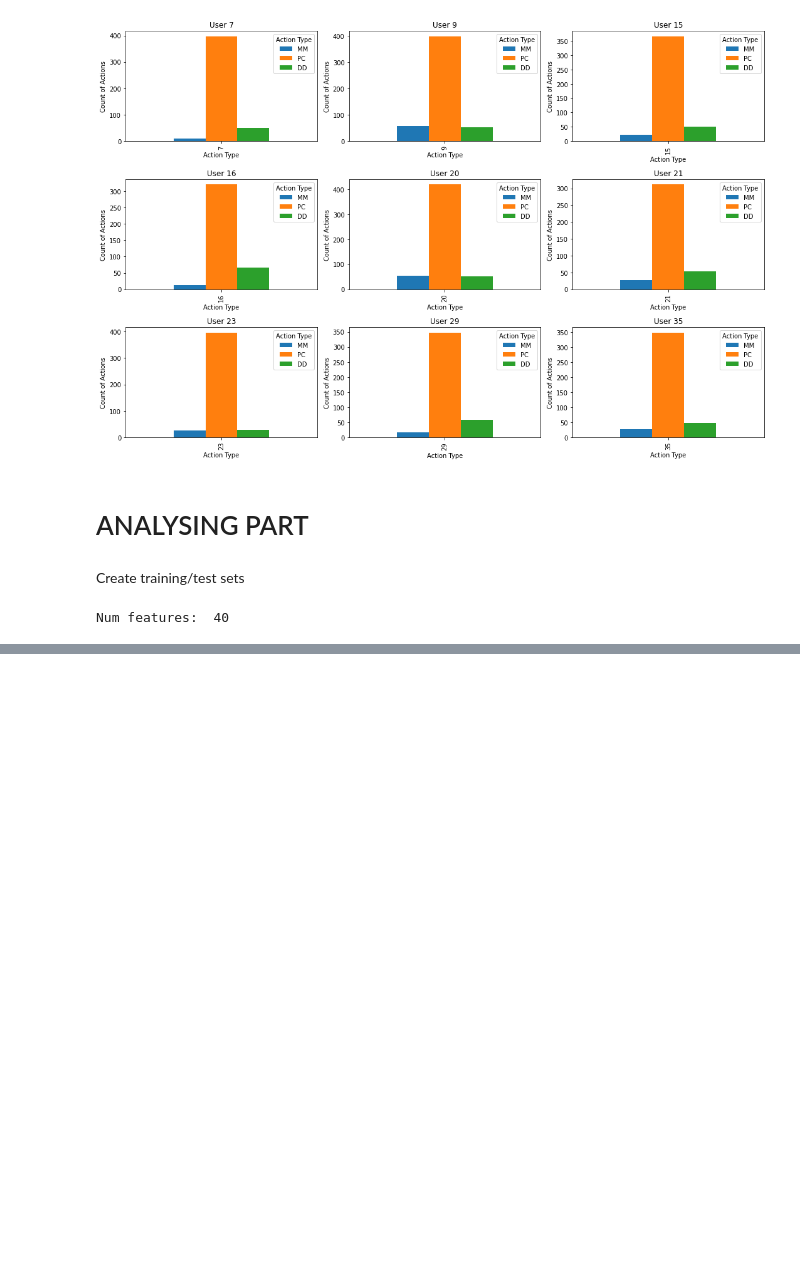
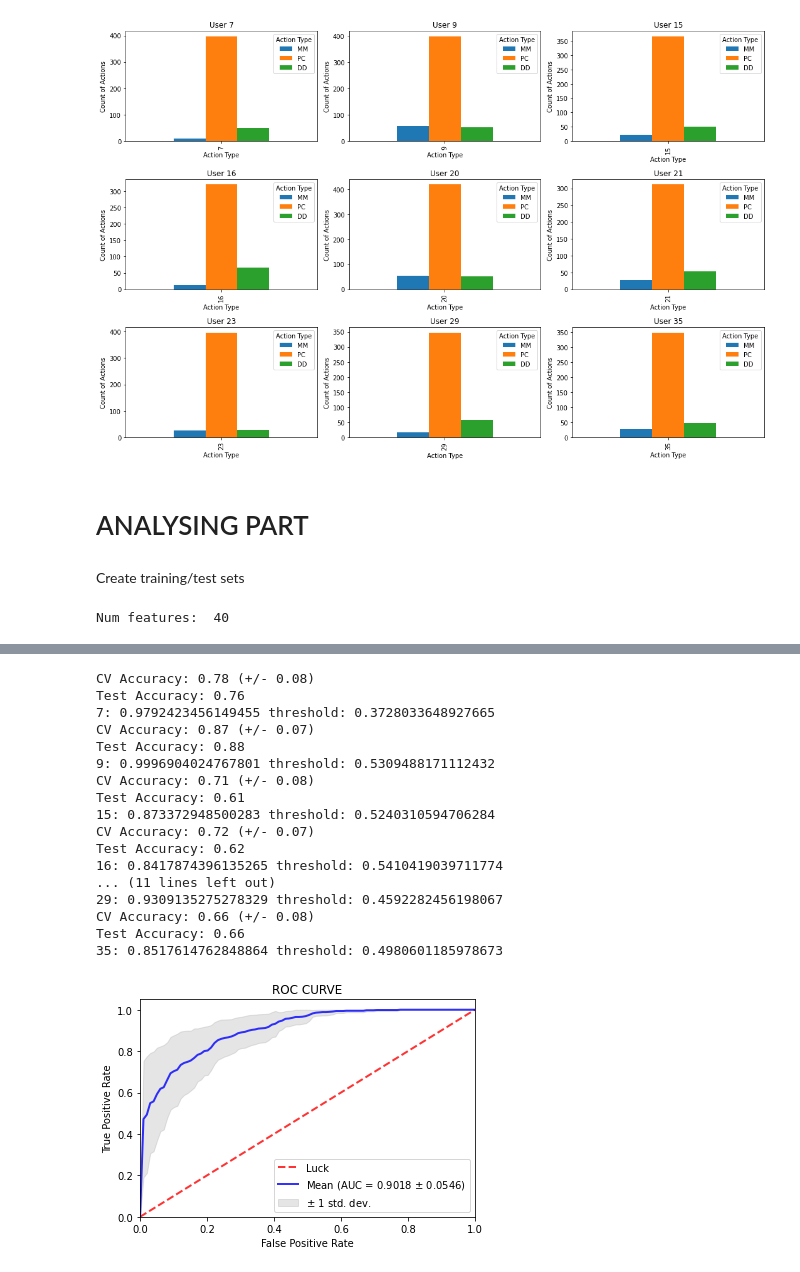
Before and after one commit to killzone10/mouse_dynamics, a Jupyter notebook: main.ipynb, the cells around one changed output, grey strips where cells are left out. Cells and saved outputs as stored; diff of their text form; code cells hidden in the pictures; blank space fills up the shorter version.

```diff
--- a/main.ipynb
+++ b/main.ipynb
@@ -326,4 +339,24 @@ ValueError: shape mismatch: objects cannot be broadcast to a single shape
 # %%
 #evaluate(df, "RandomForest", users, False)
+shuffle = True
 # %%
-#evaluate(df, "SVM", users, shuffle)
+evaluate(df, "SVM", users, shuffle)
+# %% [output]
+CV Accuracy: 0.78 (+/- 0.08)
+Test Accuracy: 0.76
+7: 0.9792423456149455 threshold: 0.3728033648927665
+CV Accuracy: 0.87 (+/- 0.07)
+Test Accuracy: 0.88
+9: 0.9996904024767801 threshold: 0.5309488171112432
+CV Accuracy: 0.71 (+/- 0.08)
+Test Accuracy: 0.61
+15: 0.873372948500283 threshold: 0.5240310594706284
+CV Accuracy: 0.72 (+/- 0.07)
+Test Accuracy: 0.62
+16: 0.8417874396135265 threshold: 0.5410419039711774
+... (11 lines left out)
+29: 0.9309135275278329 threshold: 0.4592282456198067
+CV Accuracy: 0.66 (+/- 0.08)
+Test Accuracy: 0.66
+35: 0.8517614762848864 threshold: 0.4980601185978673
+[figure, added]
```
Also changed, not shown: parts of 6 cells of this notebook, 13 other files.
